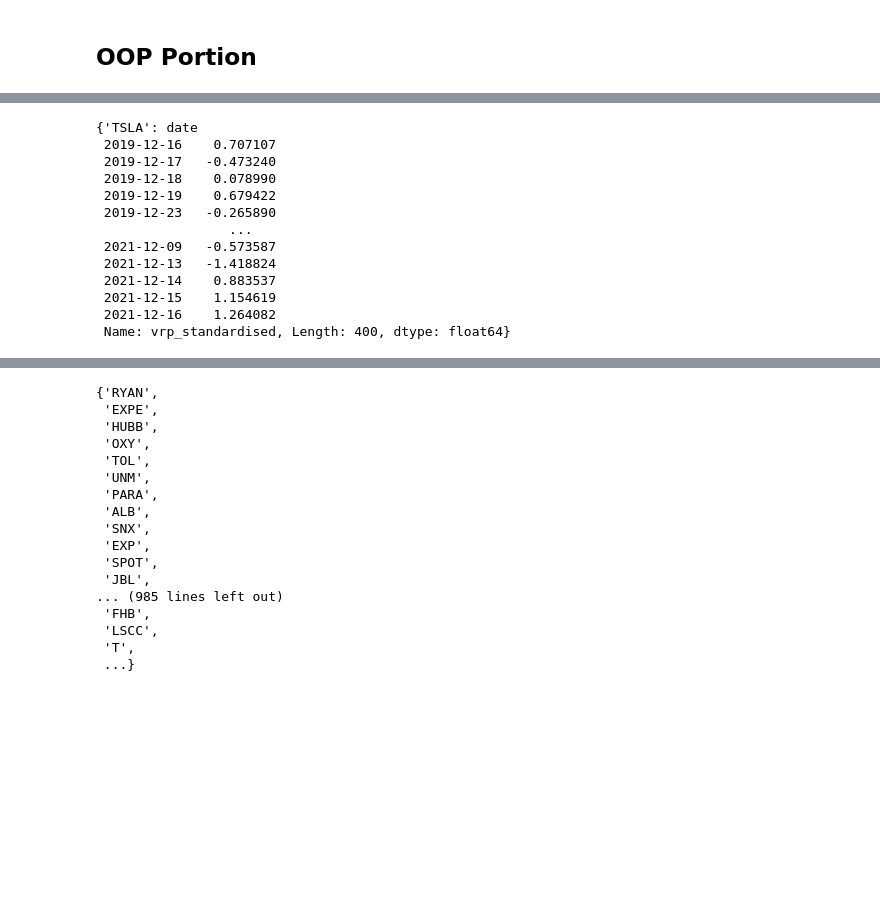
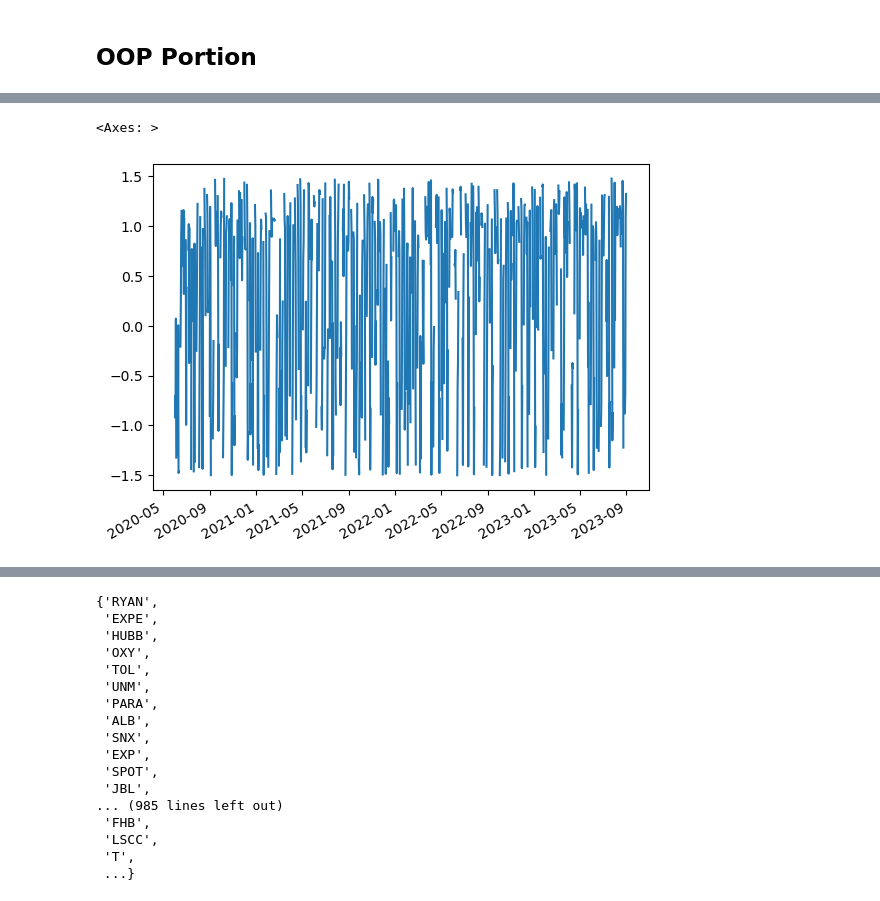
Before and after one commit to siruiliu-code/GARCH-X-Volatility-Modelling-with-Equity-Options-Trading, a Jupyter notebook: gavin_garch.ipynb, the cells around one changed output, grey strips where cells are left out. Cells and saved outputs as stored; diff of their text form; code cells hidden in the pictures; blank space fills up the shorter version.

```diff
--- a/gavin_garch.ipynb
+++ b/gavin_garch.ipynb
@@ -632,6 +815,7 @@ class TradingStrategy:
 # %%
 ticker_list = ["AAPL", "MSFT", "GOOGL", "AMZN", "TSLA"]
+# ticker_list = ["AAPL"]
 
-trading_strategy = TradingStrategy(ticker_list)
+trading_strategy = VolatilityRiskPremia(ticker_list)
 vrp_standardised = trading_strategy.get_vrp_standardised()
 # %% [output]
@@ -655,16 +848,5 @@ Total time taken to get VRP Standardised for TSLA: 85.01528286933899 seconds
 # %%
-vrp_standardised
+vrp_standardised["MSFT"].plot()
 # %% [output]
-{'TSLA': date
- 2019-12-16    0.707107
- 2019-12-17   -0.473240
- 2019-12-18    0.078990
- 2019-12-19    0.679422
- 2019-12-23   -0.265890
-                 ...
- 2021-12-09   -0.573587
- 2021-12-13   -1.418824
- 2021-12-14    0.883537
- 2021-12-15    1.154619
- 2021-12-16    1.264082
- Name: vrp_standardised, Length: 400, dtype: float64}
+<Axes: >
+[figure, added]
```
Also changed, not shown: parts of 13 cells of this notebook, 2 other files.
